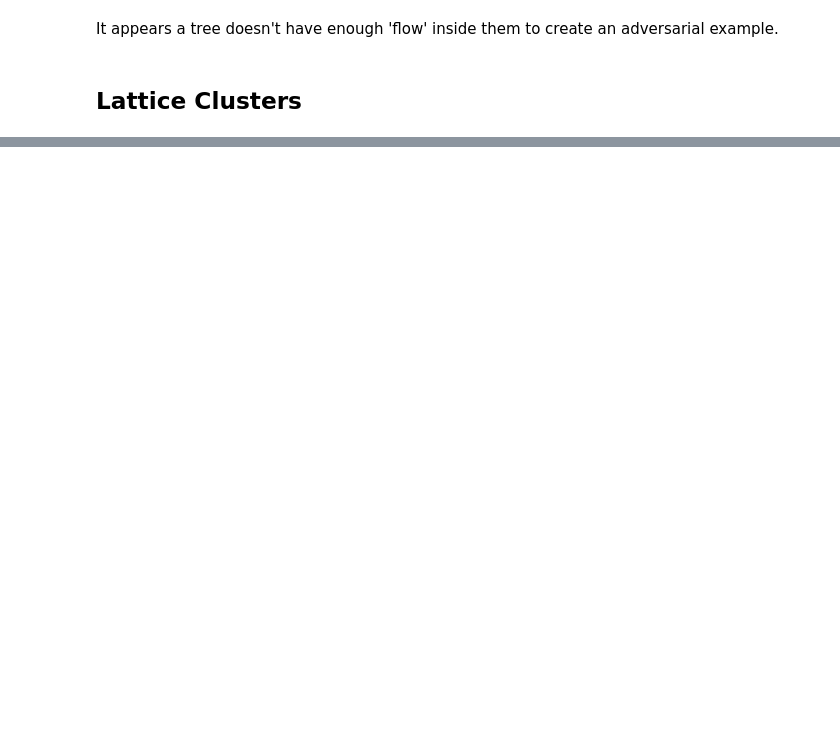
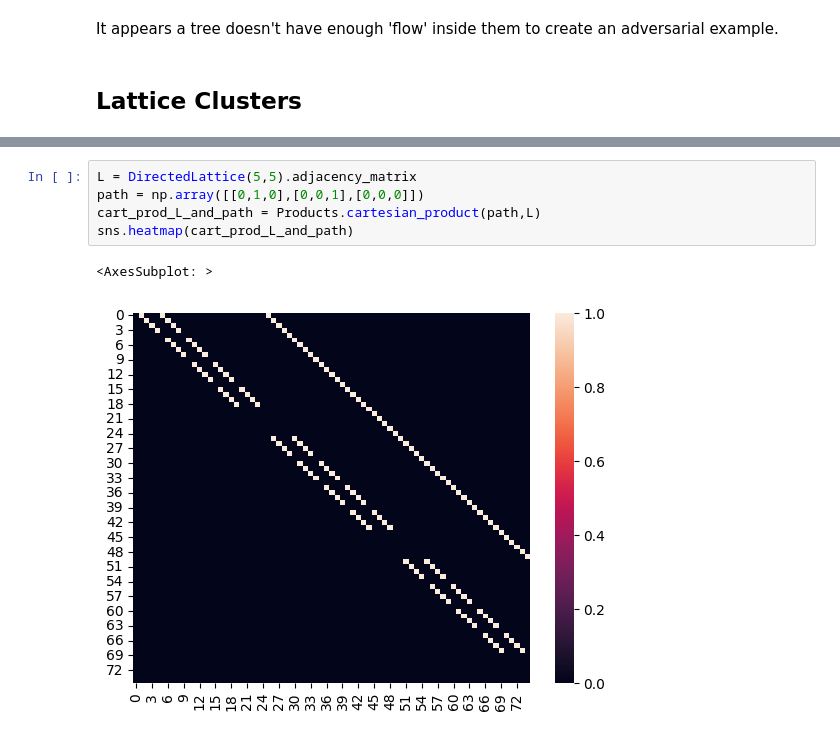
Before and after one commit to GeorgeRLTyler/directed-graph-clustering, a Jupyter notebook: experiments/adversarial_graphs.ipynb, the cells around one changed output, grey strips where cells are left out. Cells and saved outputs as stored; diff of their text form; blank space fills up the shorter version.

```diff
--- a/experiments/adversarial_graphs.ipynb
+++ b/experiments/adversarial_graphs.ipynb
@@ -62,0 +101,8 @@ It appears a tree doesn't have enough 'flow' inside them to create an adversaria
+# %%
+L = DirectedLattice(5,5).adjacency_matrix
+path = np.array([[0,1,0],[0,0,1],[0,0,0]])
+cart_prod_L_and_path = Products.cartesian_product(path,L)
+sns.heatmap(cart_prod_L_and_path)
+# %% [output]
+<AxesSubplot: >
+[figure, added]
```
Also changed, not shown: parts of 38 cells of this notebook, 1 other file.
